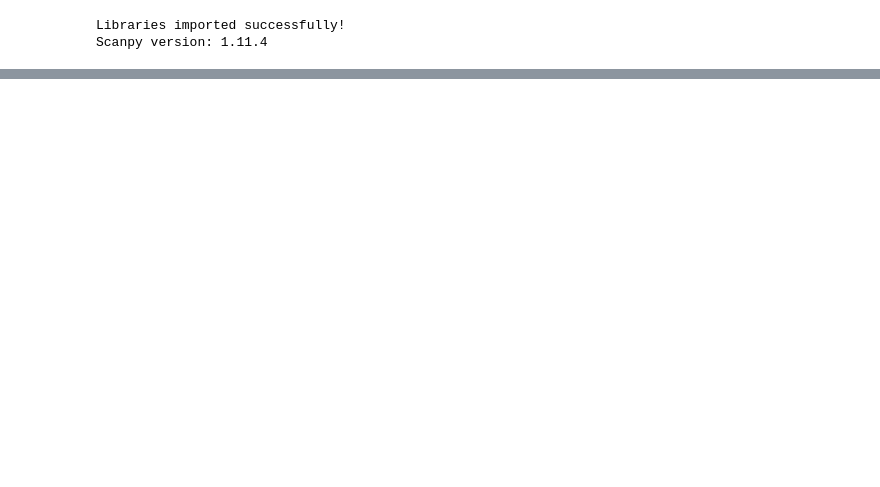
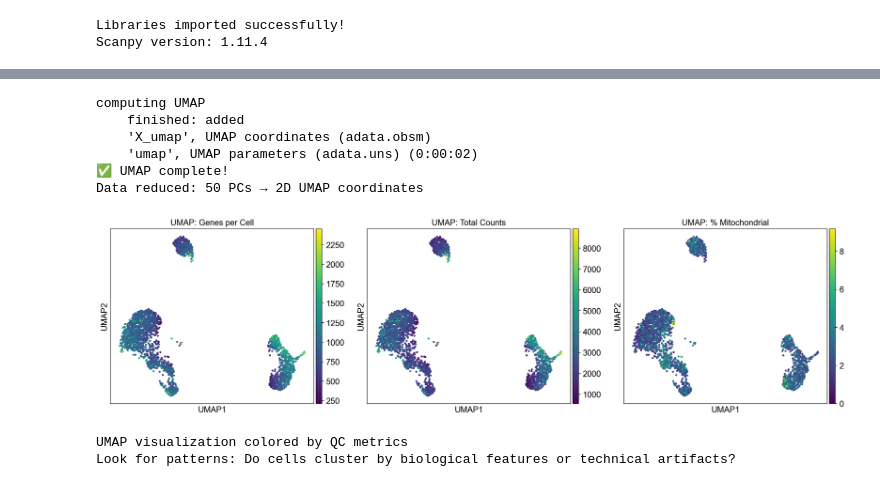
Before and after one commit to NM00001/Hands-on-Scanpy, a Jupyter notebook: notebooks/03_dimensionality_reduction.ipynb, the cells around one changed output, grey strips where cells are left out. Cells and saved outputs as stored; diff of their text form; code cells hidden in the pictures; blank space fills up the shorter version.

```diff
--- a/notebooks/03_dimensionality_reduction.ipynb
+++ b/notebooks/03_dimensionality_reduction.ipynb
@@ -194,0 +225,36 @@ print(f"💡 Recommendation: Use ~30 PCs for downstream analysis")
+# %%
+# Compute UMAP
+sc.tl.umap(adata, min_dist=0.3)
+
+print("✅ UMAP complete!")
+print(f"Data reduced: {adata.obsm['X_pca'].shape[1]} PCs → 2D UMAP coordinates")
+# %% [output]
+computing UMAP
+    finished: added
+    'X_umap', UMAP coordinates (adata.obsm)
+    'umap', UMAP parameters (adata.uns) (0:00:02)
+✅ UMAP complete!
+Data reduced: 50 PCs → 2D UMAP coordinates
+# %%
+# Visualize UMAP colored by QC metrics
+fig, axes = plt.subplots(1, 3, figsize=(18, 5))
+
+# Color by number of genes
+sc.pl.umap(adata, color='n_genes_by_counts', ax=axes[0], show=False, title='UMAP: Genes per Cell')
+
+# Color by total counts
+sc.pl.umap(adata, color='total_counts', ax=axes[1], show=False, title='UMAP: Total Counts')
+
+# Color by % mitochondrial
+sc.pl.umap(adata, color='pct_counts_mt', ax=axes[2], show=False, title='UMAP: % Mitochondrial')
+
+plt.tight_layout()
+plt.savefig(f'{results_dir}03_umap_qc_metrics.png', dpi=150, bbox_inches='tight')
+plt.show()
+
+print("UMAP visualization colored by QC metrics")
+print("Look for patterns: Do cells cluster by biological features or technical artifacts?")
+# %% [output]
+[figure, added]
+UMAP visualization colored by QC metrics
+Look for patterns: Do cells cluster by biological features or technical artifacts?
```
Also changed, not shown: parts of 22 cells of this notebook.
